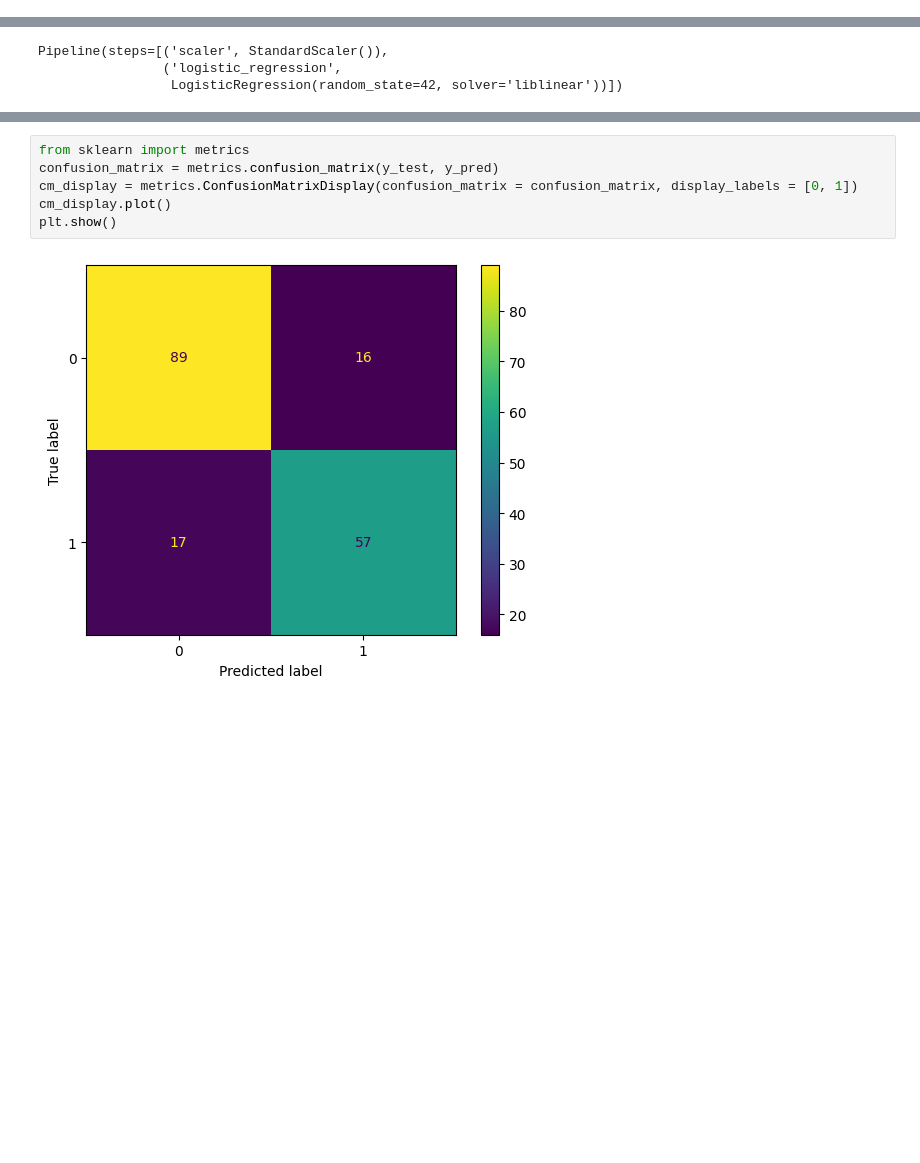
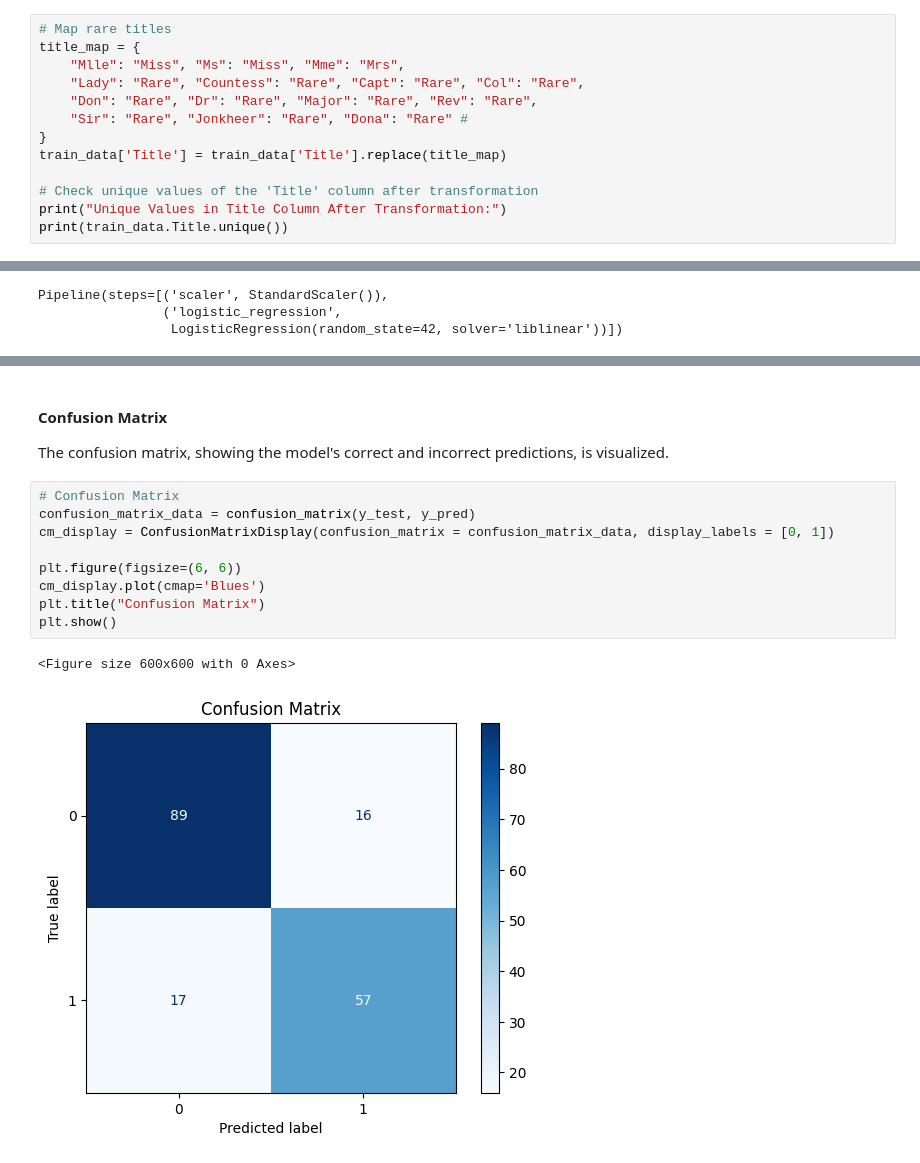
Before and after one commit to iceweasel13/titanic, a Jupyter notebook: titanic.ipynb, the cells around one changed output, grey strips where cells are left out. Saved outputs shown, nothing was run; the diff lists cells and outputs as text; blank space fills up the shorter version.

```diff
--- a/titanic.ipynb
+++ b/titanic.ipynb
@@ -196,0 +283,13 @@ train_data= pd.get_dummies(train_data, columns=categorical_cols, drop_first=True
+# %%
+# Map rare titles
+title_map = {
+    "Mlle": "Miss", "Ms": "Miss", "Mme": "Mrs",
+    "Lady": "Rare", "Countess": "Rare", "Capt": "Rare", "Col": "Rare",
+    "Don": "Rare", "Dr": "Rare", "Major": "Rare", "Rev": "Rare",
+    "Sir": "Rare", "Jonkheer": "Rare", "Dona": "Rare" #
+}
+train_data['Title'] = train_data['Title'].replace(title_map)
+
+# Check unique values of the 'Title' column after transformation
+print("Unique Values in Title Column After Transformation:")
+print(train_data.Title.unique())
@@ -306,11 +386,19 @@ print(classification_report(y_test, y_pred))
     accuracy                           0.82       179
    macro avg       0.81      0.81      0.81       179
 weighted avg       0.82      0.82      0.82       179
+# %% [markdown]
+#### Confusion Matrix
+
+The confusion matrix, showing the model's correct and incorrect predictions, is visualized.
 # %%
-from sklearn import metrics
-confusion_matrix = metrics.confusion_matrix(y_test, y_pred)
-cm_display = metrics.ConfusionMatrixDisplay(confusion_matrix = confusion_matrix, display_labels = [0, 1])
-cm_display.plot()
+# Confusion Matrix
+confusion_matrix_data = confusion_matrix(y_test, y_pred)
+cm_display = ConfusionMatrixDisplay(confusion_matrix = confusion_matrix_data, display_labels = [0, 1])
+
+plt.figure(figsize=(6, 6))
+cm_display.plot(cmap='Blues')
+plt.title("Confusion Matrix")
 plt.show()
 # %% [output]
+<Figure size 600x600 with 0 Axes>
-[figure, old version]
+[figure, new version]
```
Also changed, not shown: parts of 77 cells of this notebook, 2 other files.
